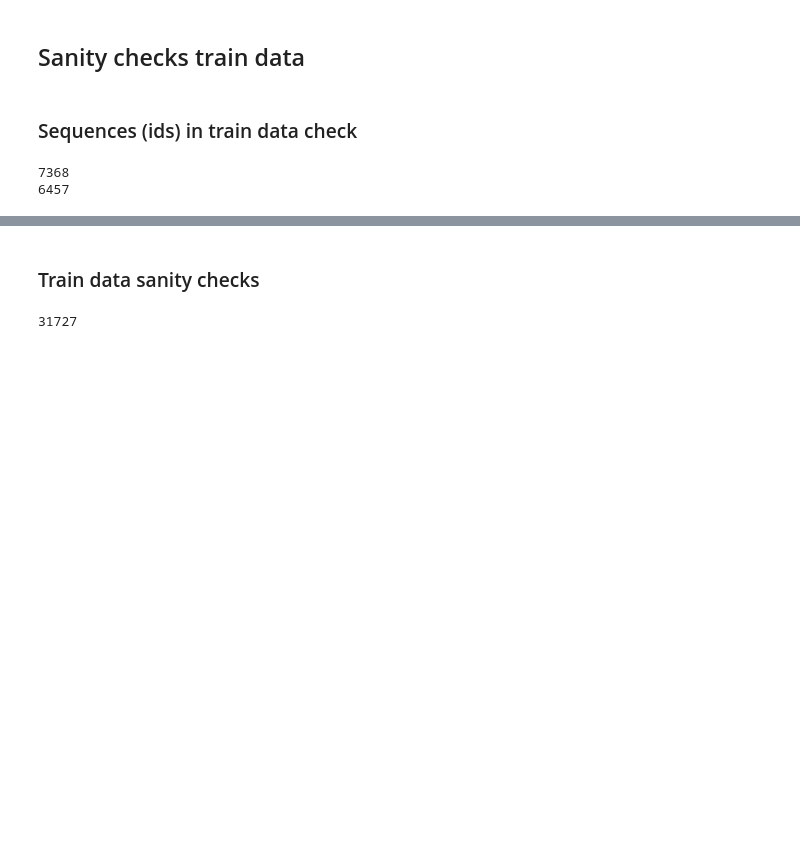
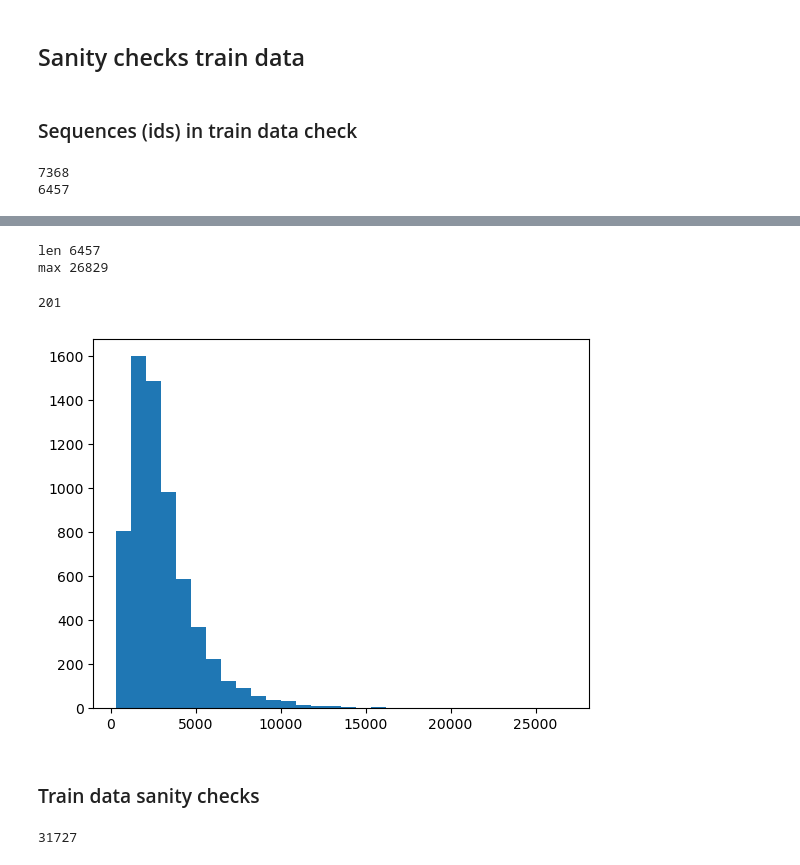
Before and after one commit to f-krause/master-thesis, a Jupyter notebook: experiments/sanity_checks_data.ipynb, the cells around one changed output, grey strips where cells are left out. Cells and saved outputs as stored; diff of their text form; code cells hidden in the pictures; blank space fills up the shorter version.

```diff
--- a/experiments/sanity_checks_data.ipynb
+++ b/experiments/sanity_checks_data.ipynb
@@ -420,0 +437,4 @@ len(indices_cod_set - indices_seq_set)
+# %%
+# TODO extract all sequences selected for Phase 1, and check seq len distribution
+train_indices_codon = pd.read_csv("/export/share/krausef99dm/data/data_train/codon_train_2.7k_indices.csv")
+train_indices_codon
@@ -421,3 +455,21 @@ len(indices_cod_set - indices_seq_set)
+# %%
+seq_len_train_codon_set = [len(ordered_dict[idx]["fasta"]) for idx in list(set(train_indices_codon.identifier))]
+# %%
+print("len", len(seq_len_train_codon_set))
+print("max", max(seq_len_train_codon_set))
+# %% [output]
+len 6457
+max 26829
+# %%
+# more than 8100 len
+sum([1 if x > 8100 else 0 for x in seq_len_train_codon_set])
+# %% [output]
+201
+# %%
+plt.hist(seq_len_train_codon_set, bins=30)
+plt.show()
+# %% [output]
+[figure, added]
 # %% [markdown]
 ### Train data sanity checks
 # %%
```
Also changed, not shown: parts of 3 cells of this notebook, 2 other files.
